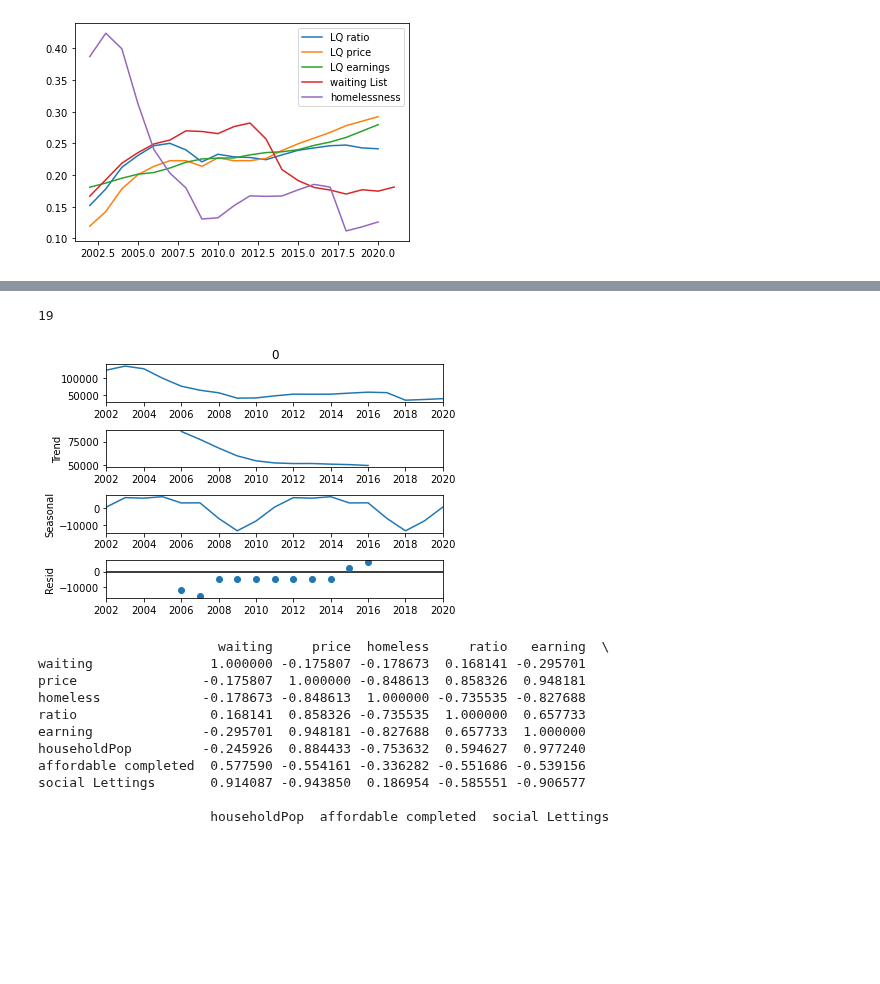
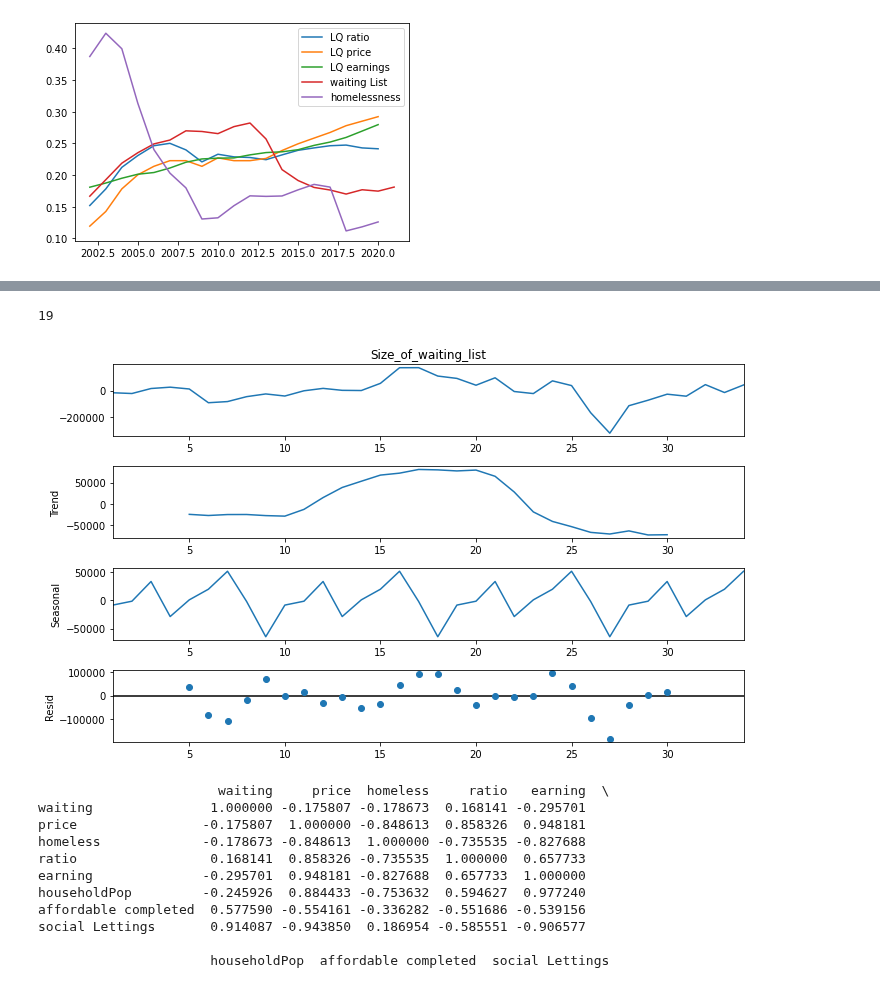
Before and after one commit to SIthodox2286/ADS_year3_project_8, a Jupyter notebook: Linda_time-series_exploration.ipynb, the cells around one changed output, grey strips where cells are left out. Drawn from its saved outputs; the diff is of its cells as text; code cells hidden in the pictures; blank space fills up the shorter version.

```diff
--- a/Linda_time-series_exploration.ipynb
+++ b/Linda_time-series_exploration.ipynb
@@ -127,0 +137,5 @@ sns.lineplot(data=merged['homeless'], palette="deep");
+# %%
+# remove trend form waiting list
+data2 = allTS['Size_of_waiting_list'] - allTS['Size_of_waiting_list'].shift(1)
+plt.rc("figure", figsize=(10,6))
+sm.graphics.tsa.plot_acf(data2[1:], lags=30);
@@ -128,13 +150,13 @@ sns.lineplot(data=merged['homeless'], palette="deep");
 # %%
 # time series decomposition
 import statsmodels.api as sm
 
 print(len(homelessCol))
-decomposition = sm.tsa.seasonal_decompose(homelessCol, model='additive', period = 9)
+decomposition = sm.tsa.seasonal_decompose(data2[1:], model='additive', period = 9)
 fig = decomposition.plot()
 # %% [output]
 19
-[figure, old version]
+[figure, new version]
 # %%
 def corr_matrix(df):
     #correlation_matrix = df.drop(['volume'], axis=1)
```
Also changed, not shown: parts of 18 cells of this notebook, 2 other files.
